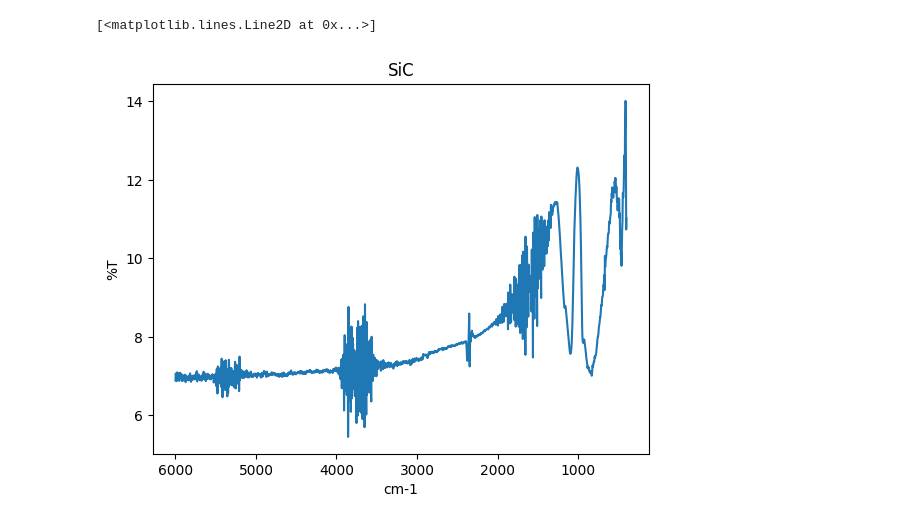
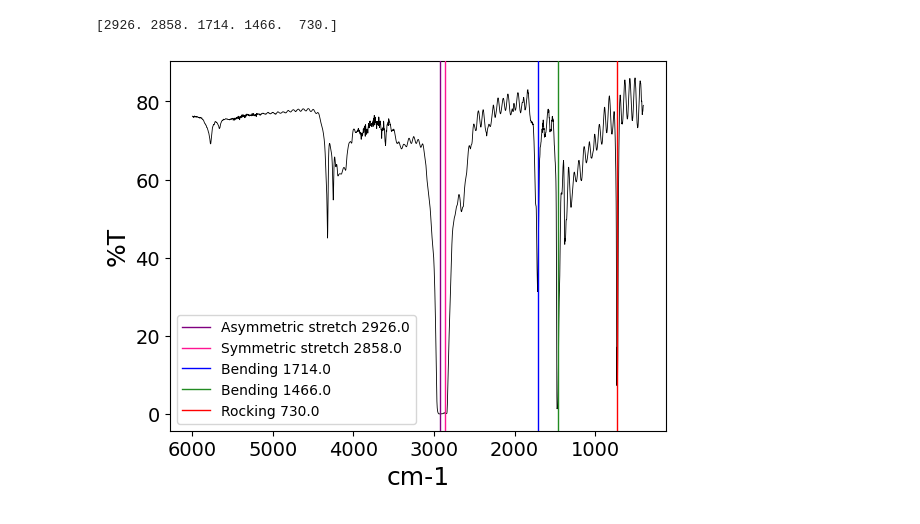
Before and after one commit to emilssp/Projects_v24, a Jupyter notebook: FTIR/readData.ipynb, the cells around one changed output. Saved outputs shown, nothing was run; the diff lists cells and outputs as text; code cells hidden in the pictures.

```diff
--- a/FTIR/readData.ipynb
+++ b/FTIR/readData.ipynb
@@ -52,11 +57,23 @@ plt.plot(PE[:, 0], PE[:, 1])
-# %%
-file_path_SiC = './data/SiC.asc'
-SiC = read_to_df(file_path_SiC).to_numpy()
-plt.title("SiC")
-plt.ylabel("%T")
-plt.xlabel("cm-1")
-plt.gca().invert_xaxis()
-plt.plot(SiC[:, 0], SiC[:, 1])
-# %% [output]
-[<matplotlib.lines.Line2D at 0x...>]
-[figure, removed]
+# %%
+file_path_PE = './data/PE.asc'
+PE = read_to_df(file_path_PE).to_numpy()
+
+peaksPE, _ = sp.signal.find_peaks(-PE[:,1], height=-40, distance=20)
+
+# plt.title("PE")
+plt.gca().invert_xaxis()
+plt.ylabel("%T")
+plt.xlabel("cm-1")
+plt.plot(PE[:, 0], PE[:, 1], color = "black", linewidth = 0.6)
+plt.axvline(PE[peaksPE[0],0], color='purple',zorder = 3, label = f"Asymmetric stretch {PE[peaksPE[0],0]}", linewidth = 1)
+plt.axvline(PE[peaksPE[1],0], color='deeppink',zorder = 3, label = f"Symmetric stretch {PE[peaksPE[1],0]}", linewidth = 1)
+plt.axvline(PE[peaksPE[2],0], color='blue',zorder = 3, label = f"Bending {PE[peaksPE[2],0]}", linewidth = 1)
+plt.axvline(PE[peaksPE[3],0], color='forestgreen',zorder = 3, label = f"Bending {PE[peaksPE[3],0]}", linewidth = 1)
+plt.axvline(PE[peaksPE[4],0], color='red',zorder = 3, label = f"Rocking {PE[peaksPE[4],0]}", linewidth = 1)
+
+plt.legend()
+print(PE[peaksPE,0])
+plt.savefig("./plots/PE.png")
+# %% [output]
+[2926. 2858. 1714. 1466.  730.]
+[figure, added]
```
Also changed, not shown: parts of 6 cells of this notebook, 6 other files.
